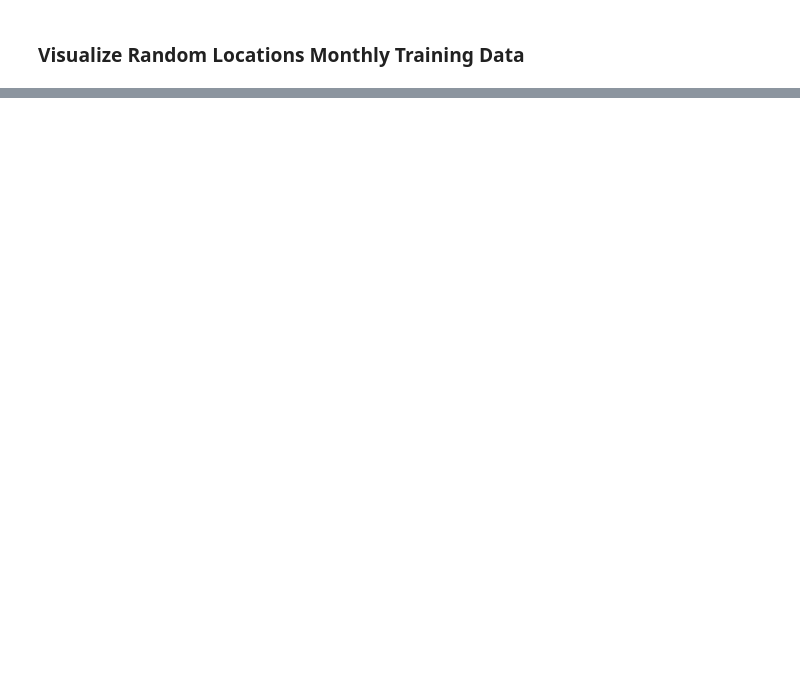
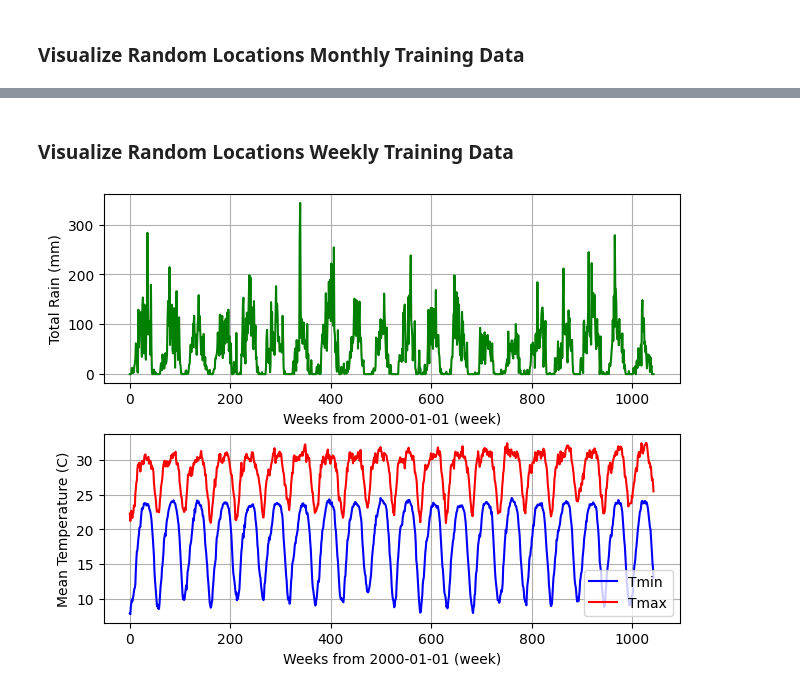
Before and after one commit to Zod420/Project_01, a Jupyter notebook: notebooks/01_Data_Processing.ipynb, the cells around one changed output, grey strips where cells are left out. Saved outputs shown, nothing was run; the diff lists cells and outputs as text; code cells hidden in the pictures; blank space fills up the shorter version.

```diff
--- a/notebooks/01_Data_Processing.ipynb
+++ b/notebooks/01_Data_Processing.ipynb
@@ -332,0 +392,31 @@ plot_monthly(df, 299)
+# %% [markdown]
+### Visualize Random Locations Weekly Training Data
+# %%
+# Visulaization of Processed Data (Monthly Training Data)
+def plot_weekly(df, reqID):
+    reqPos = df.pos.unique()[reqID]
+    day = df[df.pos == reqPos].weekID
+    rain = df[df.pos == reqPos].rain_sum
+    tmin = df[df.pos == reqPos].tmin_mean
+    tmax = df[df.pos == reqPos].tmax_mean
+
+    fig, axs = plt.subplots(2, 1, layout='constrained')
+    axs[0].plot(day, rain, label="Rain", color='g')
+    axs[0].set_xlabel('Weeks from 2000-01-01 (week)')
+    axs[0].set_ylabel('Total Rain (mm)')
+    axs[0].grid(True)
+    axs[1].plot(day, tmin, label="Tmin", color='b')
+    axs[1].plot(day, tmax, label="Tmax", color='r')
+    axs[1].set_xlabel('Weeks from 2000-01-01 (week)')
+    axs[1].set_ylabel('Mean Temperature (C)')
+    axs[1].grid(True)
+    axs[1].legend()
+    plt.show()
+
+# MAIN CODE
+df = read_csv(os.path.join(configDatabase['dir']['dataProcess'], configDatabase['file']['train03']), compression='gzip')
+#plot_weekly(df, 0)
+plot_weekly(df, 149)
+#plot_weekly(df, 299)
+# %% [output]
+[figure, added]
```
Also changed, not shown: parts of 6 cells of this notebook, 12 other files.
